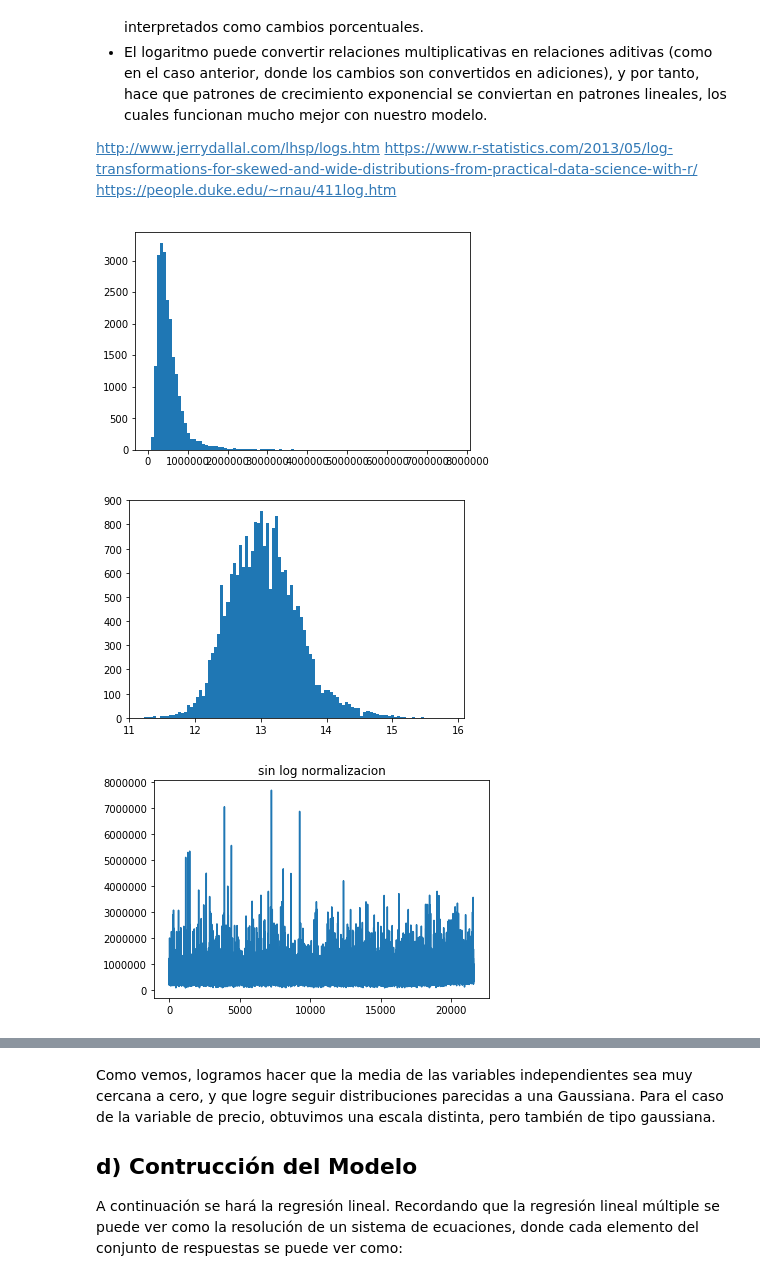
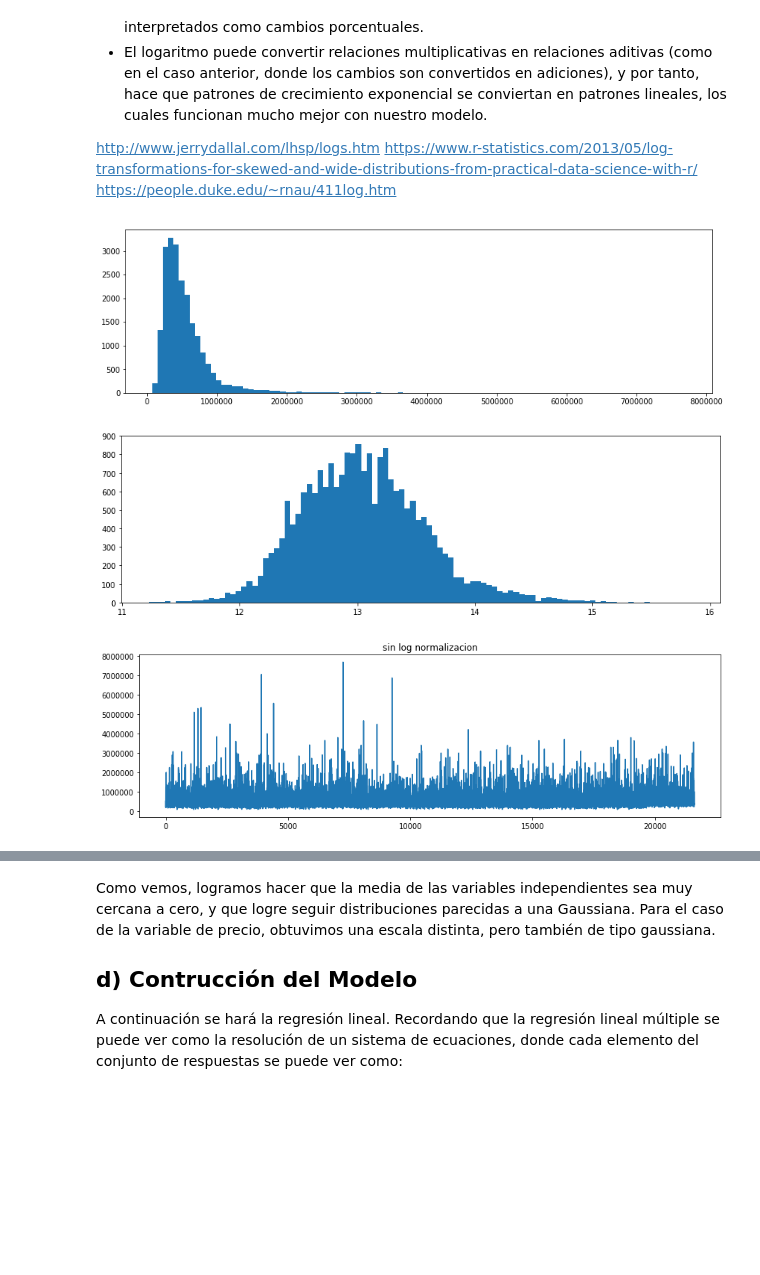
Before and after one commit to VitoVoti/ML_T1_LinReg, a Jupyter notebook: Tarea1 .ipynb, the cells around one changed output, grey strips where cells are left out. Saved outputs shown, nothing was run; the diff lists cells and outputs as text; code cells hidden in the pictures; blank space fills up the shorter version.

```diff
--- a/Tarea1 .ipynb
+++ b/Tarea1 .ipynb
@@ -121,22 +121,25 @@ ytest = y[np.logical_not(istrain)]
 Xtrain = Xtrain.drop(['price'], axis=1)
 Xtest = Xtest.drop(['price'], axis=1)
 # %%
+from pylab import rcParams
+rcParams['figure.figsize'] = 14, 4
+
 plt.hist(df['price'], bins=100)
 plt.show()
 # %% [output]
-[figure, old version]
+[figure, new version]
 # %%
 plt.hist(np.log(df['price']), bins=100)
 plt.show()
 # %% [output]
-[figure, old version]
+[figure, new version]
 # %%
 #plt.plot(np.arange(1,200), df_scaled['price'][0:199])
 plt.plot(np.arange(1,21614), df['price'])
 plt.title('sin log normalizacion')
 plt.show()
 # %% [output]
-[figure, old version]
+[figure, new version]
 # %%
 # ESTO ES EXPERIMENTACION, BORRAR DE AHI. TODO.
 
```
Also changed, not shown: parts of 13 cells of this notebook.
